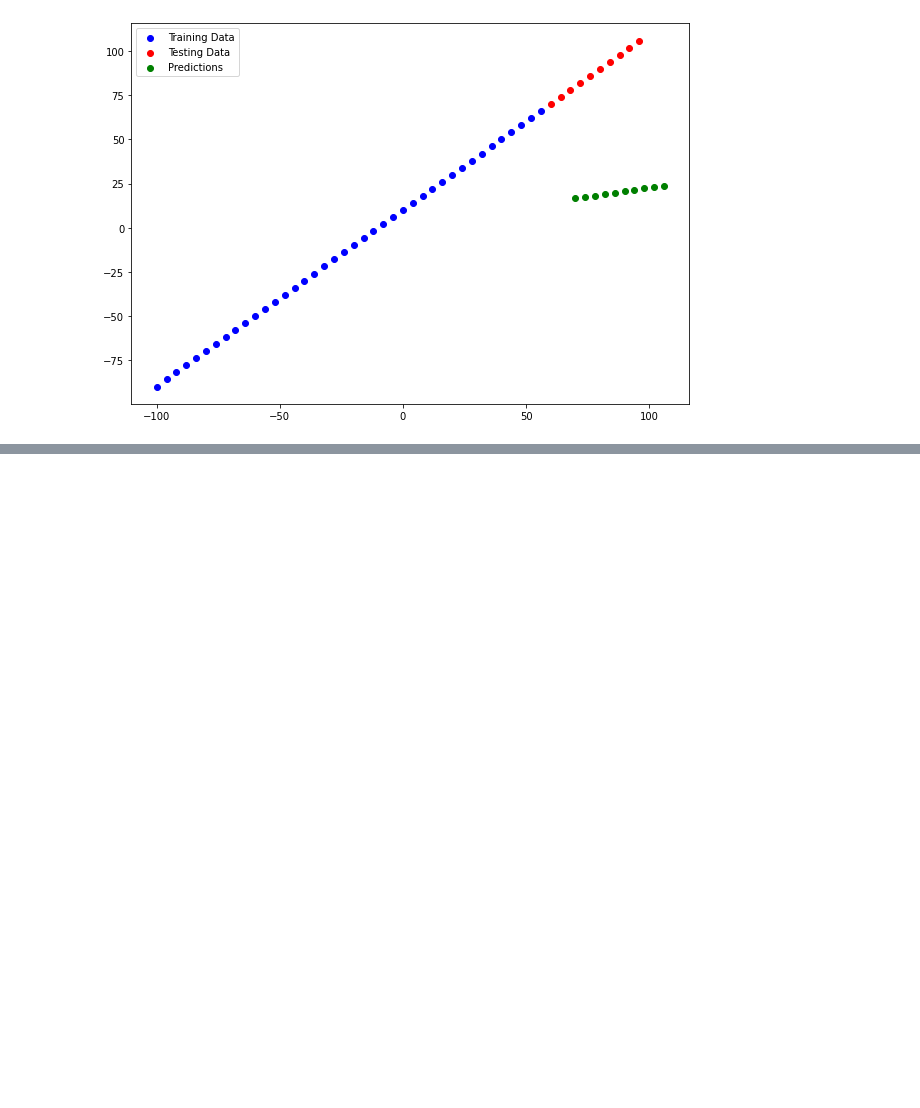
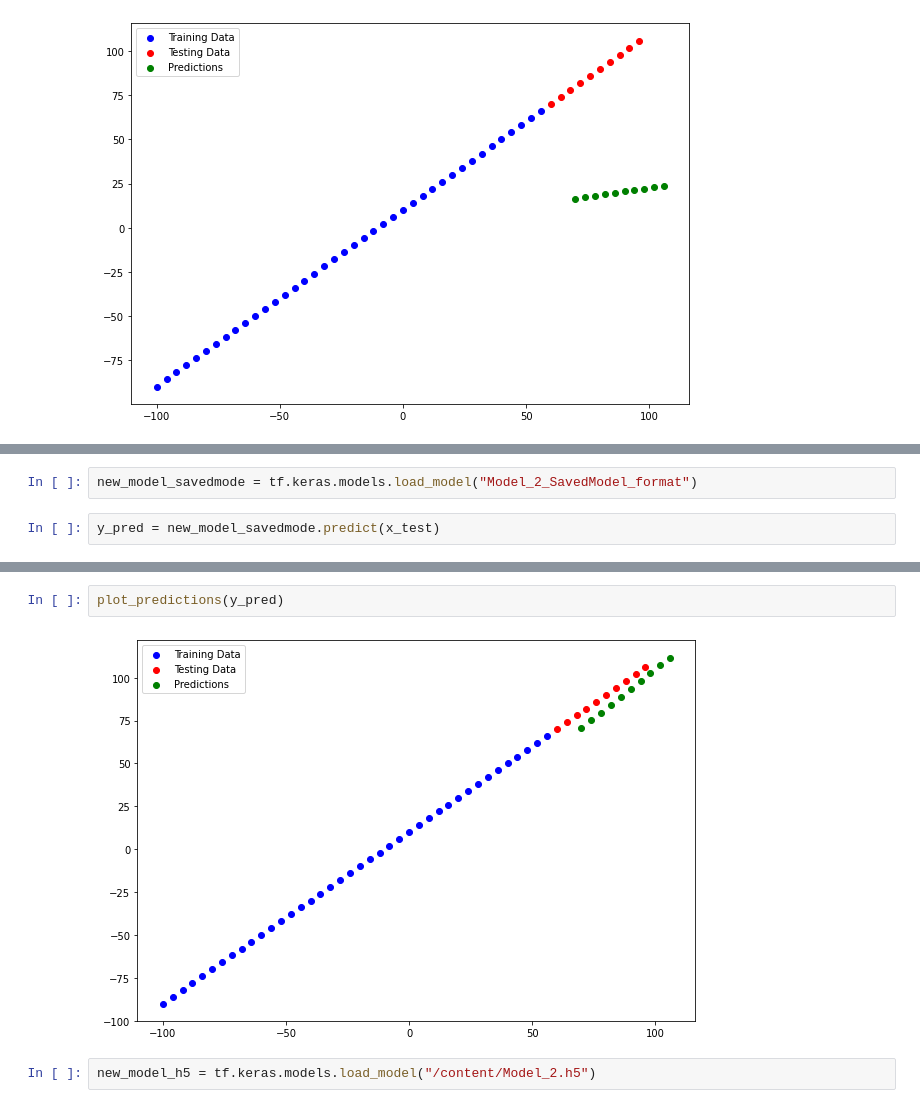
Before and after one commit to ShyamSundhar1411/Regressions-Neural-Networks, a Jupyter notebook: Neural_Network_Regression.ipynb, the cells around one changed output, grey strips where cells are left out. Drawn from its saved outputs; the diff is of its cells as text; blank space fills up the shorter version.

Commit message:
Dump and Load

```diff
--- a/Neural_Network_Regression.ipynb
+++ b/Neural_Network_Regression.ipynb
@@ -560,0 +589,4 @@ mae_3,mse_3
+# %%
+new_model_savedmode = tf.keras.models.load_model("Model_2_SavedModel_format")
+# %%
+y_pred = new_model_savedmode.predict(x_test)
@@ -560,0 +595,6 @@ mae_3,mse_3
+# %%
+plot_predictions(y_pred)
+# %% [output]
+[figure, added]
+# %%
+new_model_h5 = tf.keras.models.load_model("/content/Model_2.h5")
```
Also changed, not shown: parts of 28 cells of this notebook.
